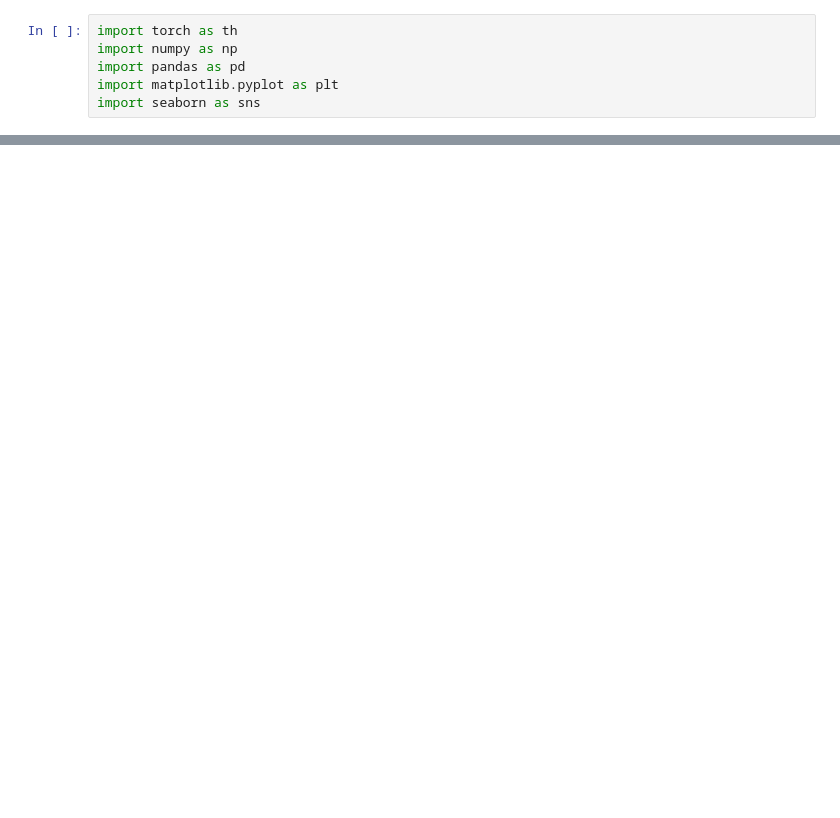
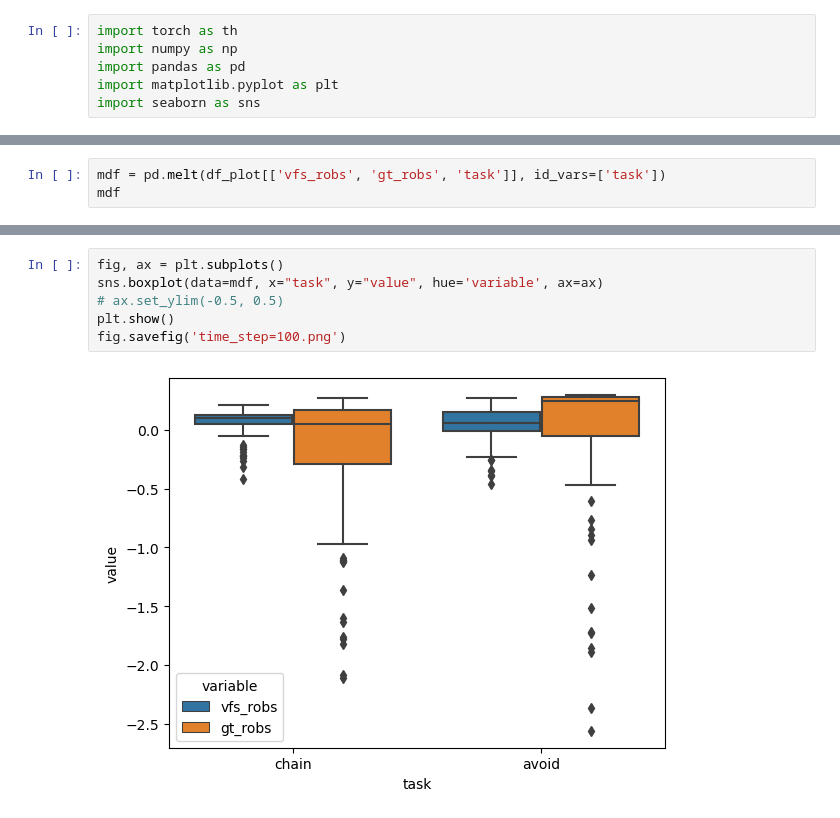
Before and after one commit to harryting-yiting/VFSTL, a Jupyter notebook: VFSTL/controller_evaluation_result/box_plot.ipynb, the cells around one changed output, grey strips where cells are left out. Cells and saved outputs as stored; diff of their text form; blank space fills up the shorter version.

```diff
--- a/VFSTL/controller_evaluation_result/box_plot.ipynb
+++ b/VFSTL/controller_evaluation_result/box_plot.ipynb
@@ -52,0 +66,3 @@ sns.boxplot(data=df, )
+# %%
+mdf = pd.melt(df_plot[['vfs_robs', 'gt_robs', 'task']], id_vars=['task'])
+mdf
@@ -52,0 +83,8 @@ sns.boxplot(data=df, )
+# %%
+fig, ax = plt.subplots()
+sns.boxplot(data=mdf, x="task", y="value", hue='variable', ax=ax)
+# ax.set_ylim(-0.5, 0.5)
+plt.show()
+fig.savefig('time_step=100.png')
+# %% [output]
+[figure, added]
```
Also changed, not shown: parts of 6 cells of this notebook, 13 other files.
